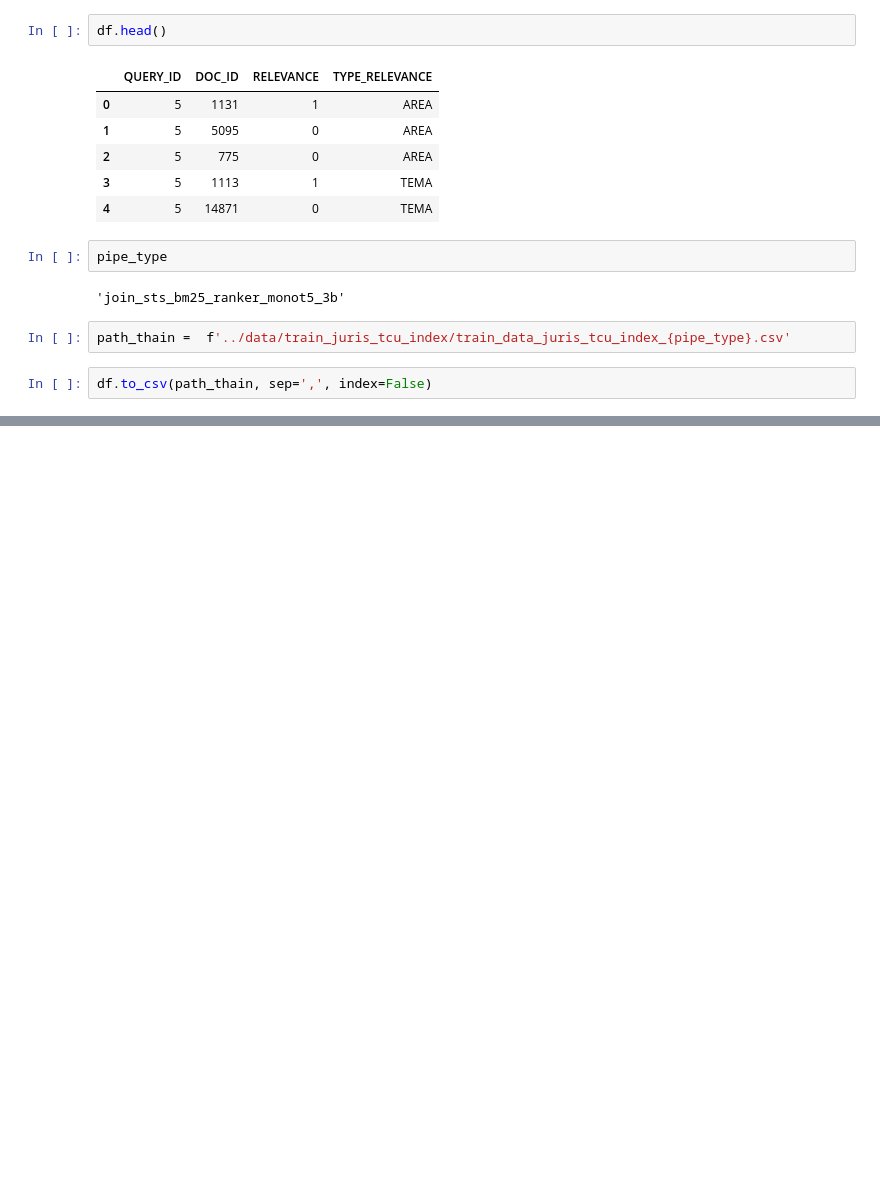
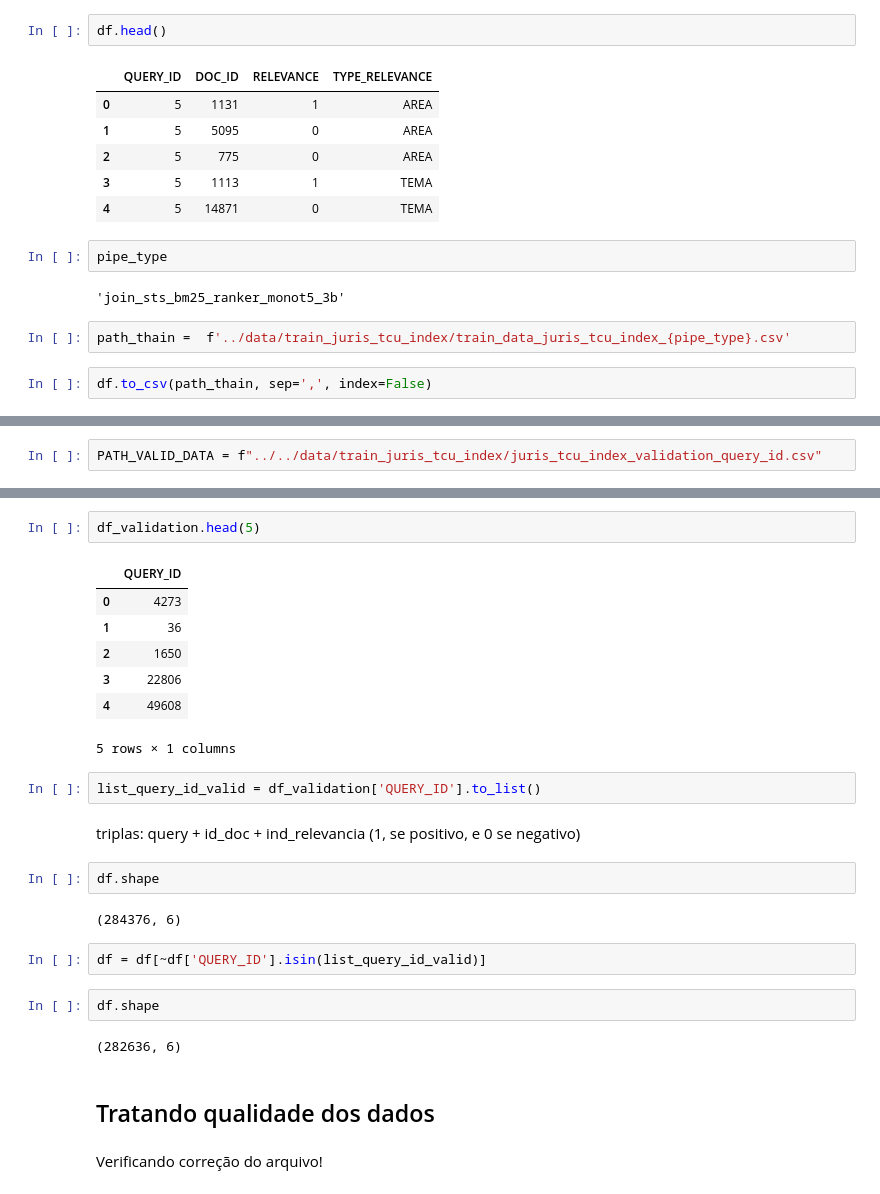
Before and after one commit to marcusborela/ind-ir, a Jupyter notebook: code/generate_train_data_juris_tcu_index.ipynb, the cells around one changed output, grey strips where cells are left out. Drawn from its saved outputs; the diff is of its cells as text; blank space fills up the shorter version.

```diff
--- a/code/generate_train_data_juris_tcu_index.ipynb
+++ b/code/generate_train_data_juris_tcu_index.ipynb
@@ -448,0 +460,2 @@ df.to_csv(path_thain, sep=',', index=False)
+# %%
+PATH_VALID_DATA = f"../../data/train_juris_tcu_index/juris_tcu_index_validation_query_id.csv"
@@ -448,0 +556,28 @@ df.to_csv(path_thain, sep=',', index=False)
+# %%
+df_validation.head(5)
+# %% [output]
+|  | QUERY_ID |
+| 0 | 4273 |
+| 1 | 36 |
+| 2 | 1650 |
+| 3 | 22806 |
+| 4 | 49608 |
+5 rows × 1 columns
+# %%
+list_query_id_valid = df_validation['QUERY_ID'].to_list()
+# %% [markdown]
+triplas: query + id_doc + ind_relevancia (1, se positivo,  e 0 se negativo)
+# %%
+df.shape
+# %% [output]
+(284376, 6)
+# %%
+df = df[~df['QUERY_ID'].isin(list_query_id_valid)]
+# %%
+df.shape
+# %% [output]
+(282636, 6)
+# %% [markdown]
+## Tratando qualidade dos dados
+# %% [markdown]
+Verificando correção do arquivo!
```
Also changed, not shown: parts of 33 cells of this notebook, 8 other files.
